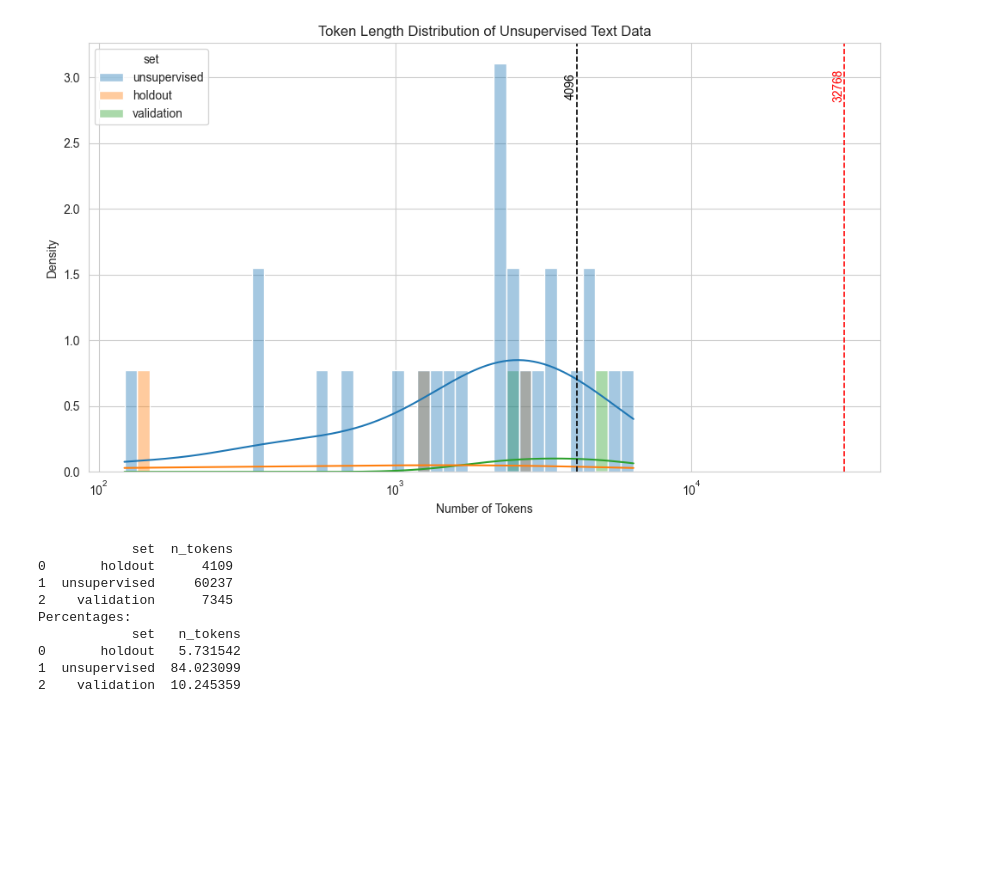
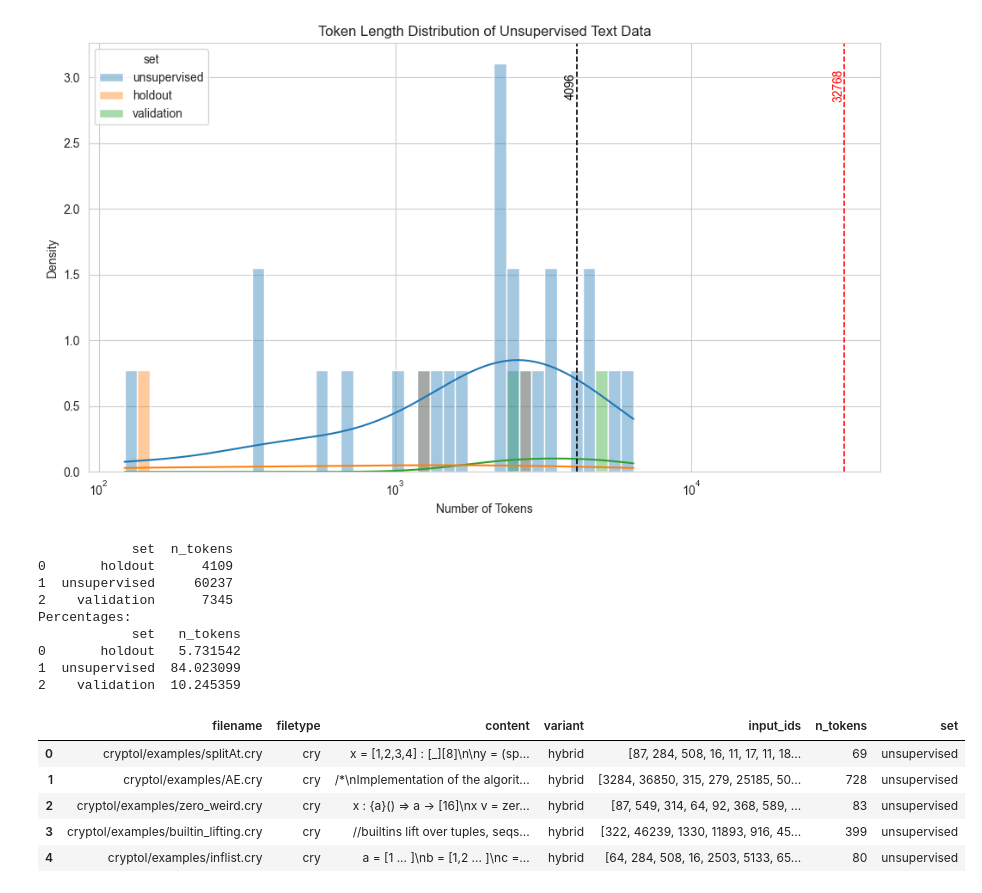
Before and after one commit to UH-Insure/DataPreprocess, a Jupyter notebook: PreTrainingPrep.ipynb, the cells around one changed output. Drawn from its saved outputs; the diff is of its cells as text; code cells hidden in the pictures; blank space fills up the shorter version.

```diff
--- a/UnsupervisedTrainingPrep.ipynb
+++ b/PreTrainingPrep.ipynb
@@ -270,3 +270,15 @@ Percentages:
 0       holdout   5.731542
 1  unsupervised  84.023099
 2    validation  10.245359
+# %%
+unsupervised_hybrid_df = hybrid_tok_df[hybrid_tok_df["set"] == "unsupervised"].copy()
+text_tok_df["variant"] = "formatted_text"
+unsupervised_hybrid_df = pd.concat([unsupervised_hybrid_df, text_tok_df[text_tok_df["set"] == "unsupervised"]], ignore_index=True)
+unsupervised_hybrid_df.head()
+# %% [output]
+|  | filename | filetype | content | variant | input_ids | n_tokens | set |
+| 0 | cryptol/examples/splitAt.cry | cry | x = [1,2,3,4] : [_][8]\n\ny = (sp... | hybrid | [87, 284, 508, 16, 11, 17, 11, 18... | 69 | unsupervised |
+| 1 | cryptol/examples/AE.cry | cry | /*\nImplementation of the algorit... | hybrid | [3284, 36850, 315, 279, 25185, 50... | 728 | unsupervised |
+| 2 | cryptol/examples/zero_weird.cry | cry | x : {a}() => a -> [16]\nx v = zer... | hybrid | [87, 549, 314, 64, 92, 368, 589, ... | 83 | unsupervised |
+| 3 | cryptol/examples/builtin_lifting.cry | cry | //builtins lift over tuples, seqs... | hybrid | [322, 46239, 1330, 11893, 916, 45... | 399 | unsupervised |
+| 4 | cryptol/examples/inflist.cry | cry | a = [1 ... ]\nb = [1,2 ... ]\nc =... | hybrid | [64, 284, 508, 16, 2503, 5133, 65... | 80 | unsupervised |
```
Also changed, not shown: parts of 3 cells of this notebook.
